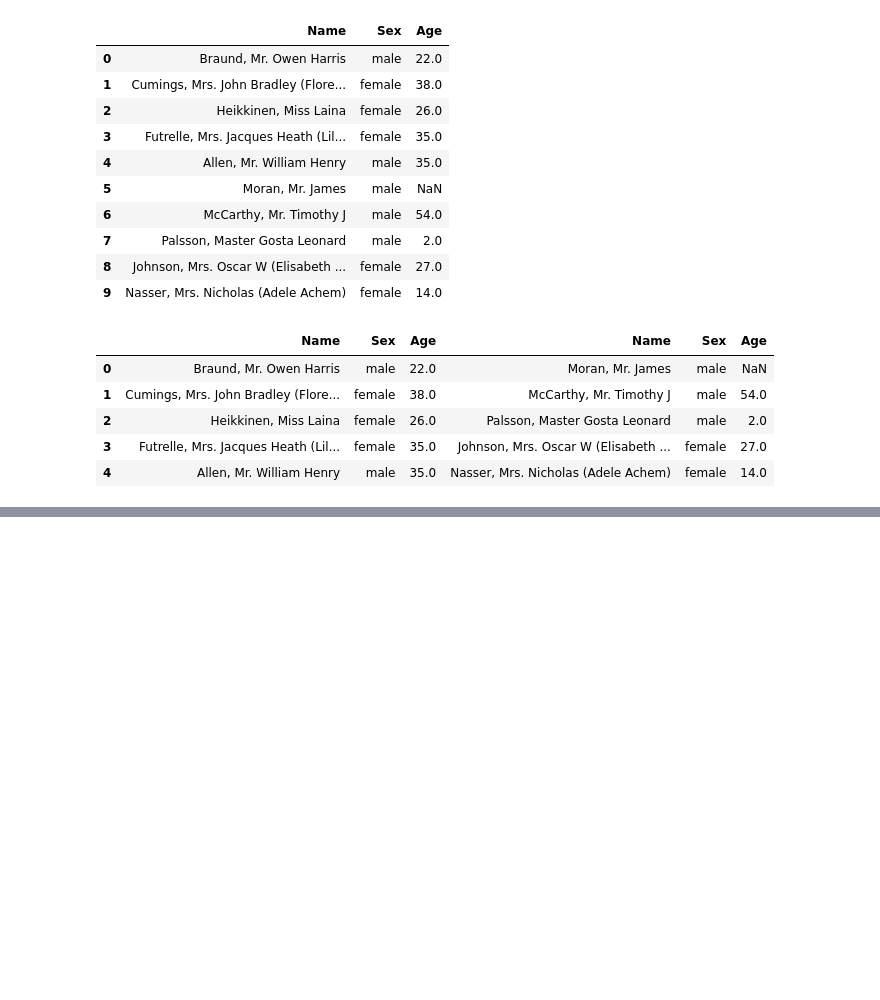
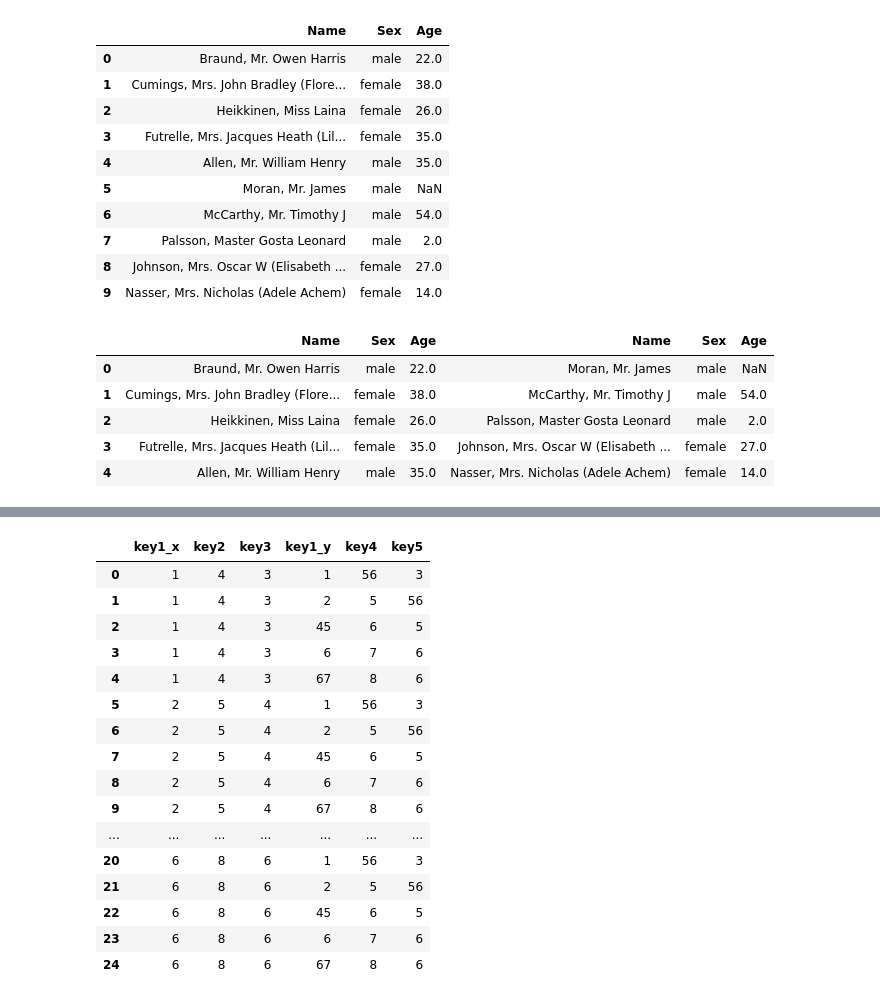
Before and after one commit to Piyush6678/pwDataScience, a Jupyter notebook: class/python/pandas/pandasAdvance3.ipynb, the cells around one changed output, grey strips where cells are left out. Saved outputs shown, nothing was run; the diff lists cells and outputs as text; code cells hidden in the pictures; blank space fills up the shorter version.

Commit message:
join and merge

```diff
--- a/class/python/pandas/pandasAdvance3.ipynb
+++ b/class/python/pandas/pandasAdvance3.ipynb
@@ -47,3 +47,10 @@ pd.concat([df1,df2],axis=1) # by default axis 0 vertical concatination
 | 2 | Heikkinen, Miss Laina | female | 26.0 | Palsson, Master Gosta Leonard | male | 2.0 |
 | 3 | Futrelle, Mrs. Jacques Heath (Lil... | female | 35.0 | Johnson, Mrs. Oscar W (Elisabeth ... | female | 27.0 |
 | 4 | Allen, Mr. William Henry | male | 35.0 | Nasser, Mrs. Nicholas (Adele Achem) | female | 14.0 |
+# %%
+#merge
+df1 = pd.DataFrame({'key1':[1,2,4,5,6],
+                      'key2':[4,5,6,7,8],
+                      'key3':[3,4,5,6,6]
+})
+df1
@@ -49,0 +64,7 @@ pd.concat([df1,df2],axis=1) # by default axis 0 vertical concatination
+# %%
+df2 =  pd.DataFrame({'key1':[1,2,45,6,67],
+                      'key4':[56,5,6,7,8],
+                      'key5':[3,56,5,6,6]
+}
+)
+df2
@@ -49,0 +117,20 @@ pd.concat([df1,df2],axis=1) # by default axis 0 vertical concatination
+# %%
+pd.merge(df1, df2, how = "cross")
+# %% [output]
+|  | key1_x | key2 | key3 | key1_y | key4 | key5 |
+| 0 | 1 | 4 | 3 | 1 | 56 | 3 |
+| 1 | 1 | 4 | 3 | 2 | 5 | 56 |
+| 2 | 1 | 4 | 3 | 45 | 6 | 5 |
+| 3 | 1 | 4 | 3 | 6 | 7 | 6 |
+| 4 | 1 | 4 | 3 | 67 | 8 | 6 |
+| 5 | 2 | 5 | 4 | 1 | 56 | 3 |
+| 6 | 2 | 5 | 4 | 2 | 5 | 56 |
+| 7 | 2 | 5 | 4 | 45 | 6 | 5 |
+| 8 | 2 | 5 | 4 | 6 | 7 | 6 |
+| 9 | 2 | 5 | 4 | 67 | 8 | 6 |
+| ... | ... | ... | ... | ... | ... | ... |
+| 20 | 6 | 8 | 6 | 1 | 56 | 3 |
+| 21 | 6 | 8 | 6 | 2 | 5 | 56 |
+| 22 | 6 | 8 | 6 | 45 | 6 | 5 |
+| 23 | 6 | 8 | 6 | 6 | 7 | 6 |
+| 24 | 6 | 8 | 6 | 67 | 8 | 6 |
```
Also changed, not shown: parts of 16 cells of this notebook.
